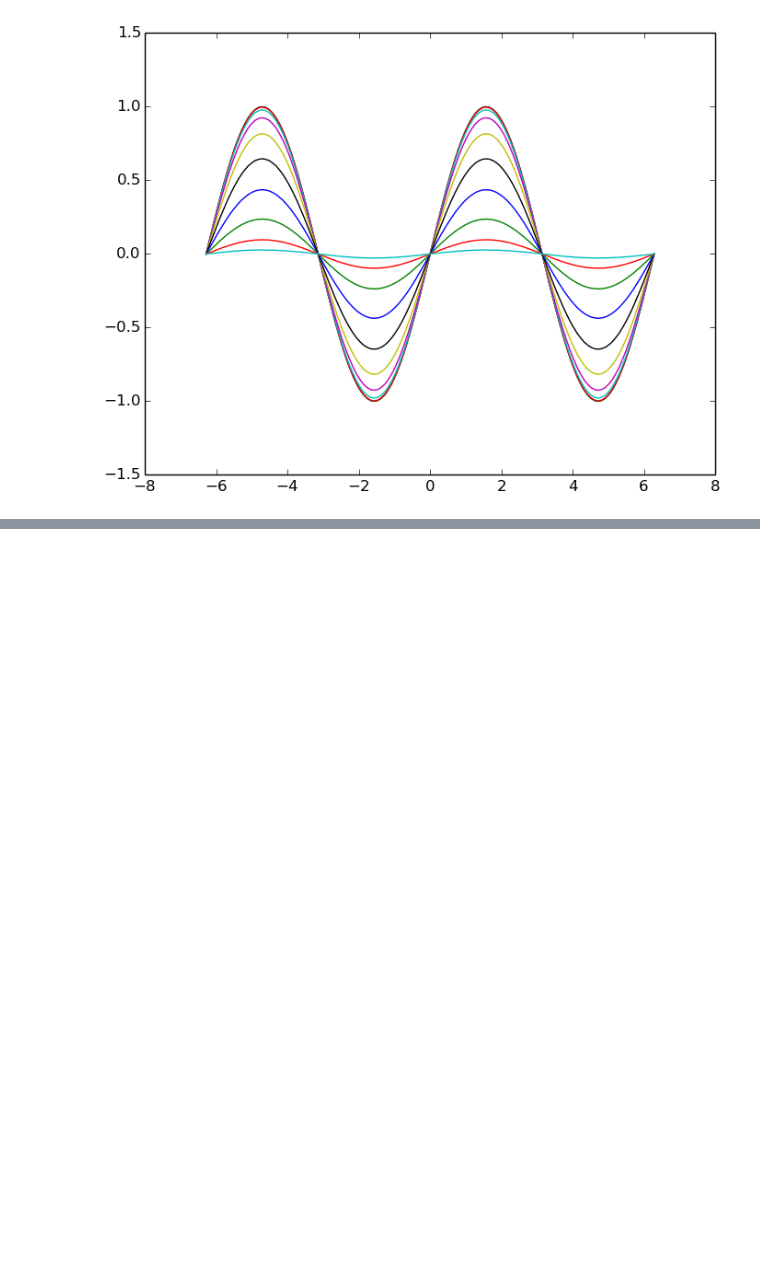
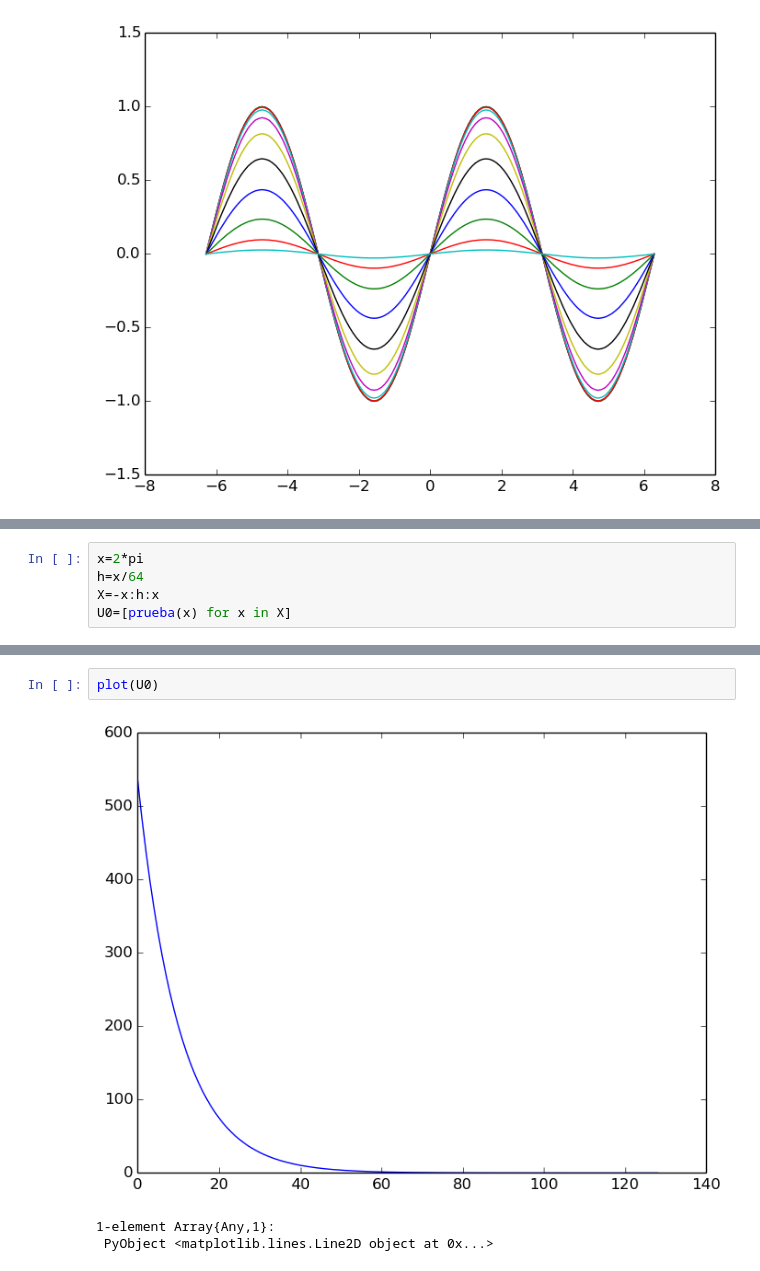
Before and after one commit to carlosmvillegasb/ProyectoFinal, a Jupyter notebook: ProyectoFourier_Granados-Villegas.ipynb, the cells around one changed output, grey strips where cells are left out. Drawn from its saved outputs; the diff is of its cells as text; blank space fills up the shorter version.

```diff
--- a/ProyectoFourier_Granados-Villegas.ipynb
+++ b/ProyectoFourier_Granados-Villegas.ipynb
@@ -525,0 +530,5 @@ end
+# %%
+x=2*pi
+h=x/64
+X=-x:h:x
+U0=[prueba(x) for x in X]
@@ -525,0 +553,6 @@ end
+# %%
+plot(U0)
+# %% [output]
+[figure, added]
+1-element Array{Any,1}:
+ PyObject <matplotlib.lines.Line2D object at 0x...>
```
Also changed, not shown: parts of 17 cells of this notebook.
